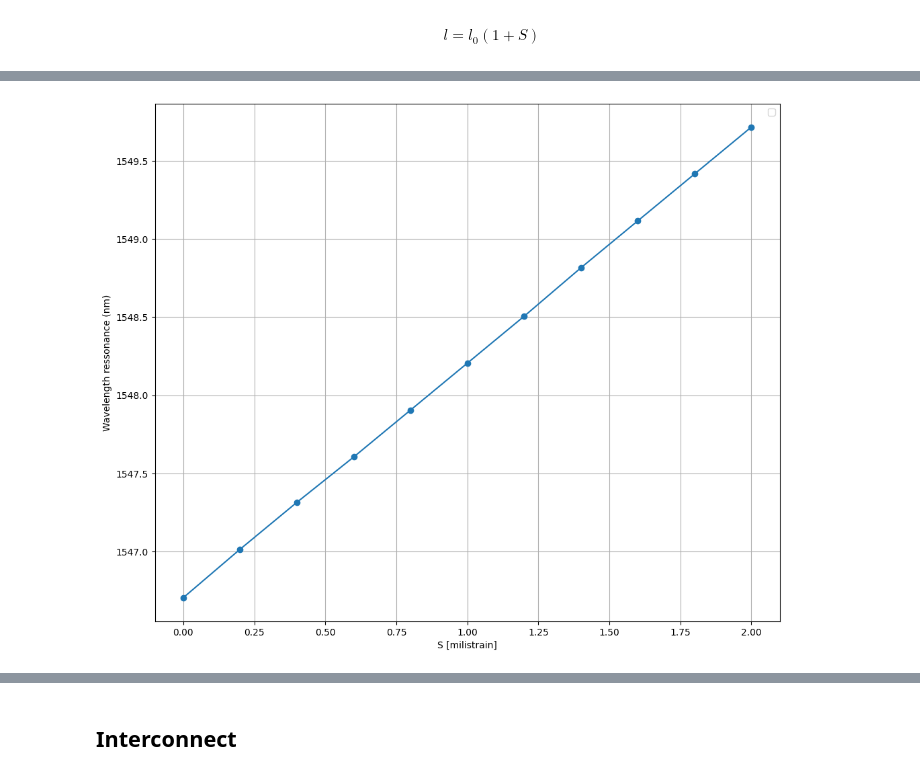
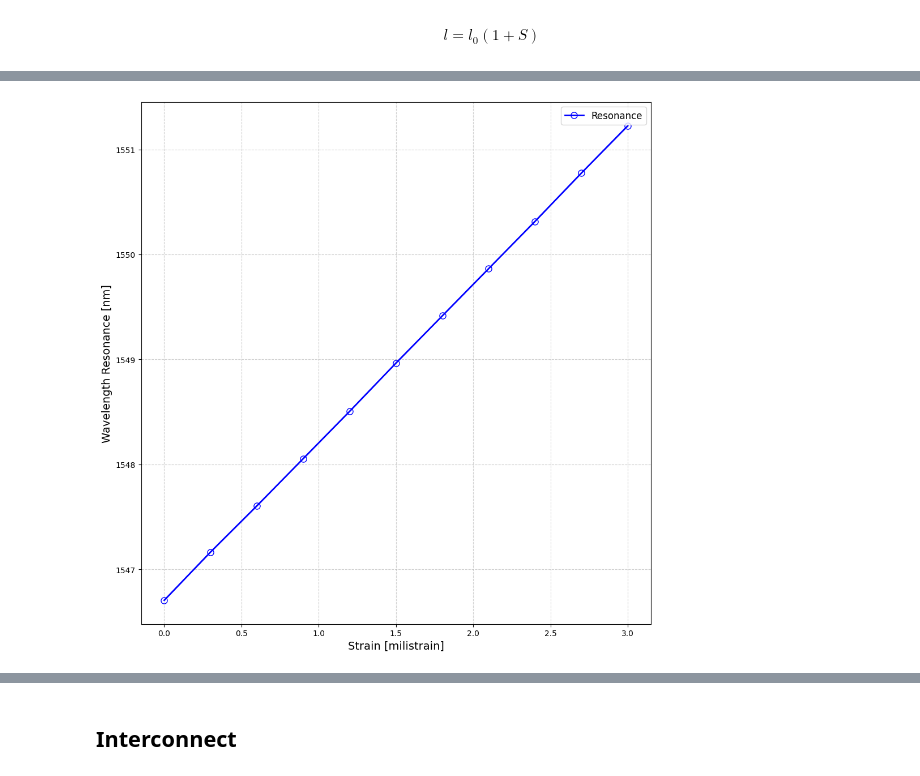
Before and after one commit to EriCand-Ss/Photonics-API-lumapi, a Jupyter notebook: SILICON BRAGG/API.ipynb, the cells around one changed output, grey strips where cells are left out. Saved outputs shown, nothing was run; the diff lists cells and outputs as text; code cells hidden in the pictures.

```diff
--- a/SILICON BRAGG/API.ipynb
+++ b/SILICON BRAGG/API.ipynb
@@ -373,7 +414,7 @@ $$
 l = l_0(1+S)
 $$
 # %%
-S = np.linspace(0,0.002,11)
+S = np.linspace(0,0.003,11)
 Lambda_strain = Lambda*(1+S)
 print(Lambda_strain*1e9, "nm")
 print(S*1e3," milistrain")
@@ -437,7 +478,7 @@ for i in range(len(S)):
     emeApi.set("number of periodic groups", 1)
     emeApi.set("start cell group", 1)
     emeApi.set("end cell group", 2)
-    emeApi.set("periods", 175)
+    emeApi.set("periods", 150)
 
     emeApi.set("wavelength", 1500*nm)
 
@@ -490,15 +557,35 @@ for i in range(len(S)):
     x_max, y_max = achar_x_e_y_maximo_em_um_intervalo_quando_tiver_varios_picos(Transmissao[i],wvg*1e9, 1500,1600)
     frequencia_onde_ocorre_maxima_transmissao[i] = (x_max)
 # %%
-plt.figure(figsize=(12,10))
-plt.plot(S*1e3,(frequencia_onde_ocorre_maxima_transmissao), '-o')
-plt.ylabel("Wavelength ressonance (nm)")
-plt.xlabel("S [milistrain]")
-plt.legend()
-plt.grid()
+plt.figure(figsize=(10, 10))
+
+# Linha azul com círculos vazados
+plt.plot(
+    S*1e3,
+    frequencia_onde_ocorre_maxima_transmissao,
+    '-o',
+    color='blue',
+    markerfacecolor='none',  # bola vazada
+    markersize=8,
+    linewidth=2,
+    label="Resonance"
+)
+
+# Labels e título
+plt.xlabel("Strain [milistrain]", fontsize=14)
+plt.ylabel("Wavelength Resonance [nm]", fontsize=14)
+
+# Estética
+plt.legend(fontsize=12)
+plt.grid(True, linestyle="--", alpha=0.6)
+plt.tight_layout()
+
+# Salvar em alta resolução
+plt.savefig("ressonancia_vs_strain.png", dpi=300, bbox_inches="tight")
+
 plt.show()
 # %% [output]
-[figure, old version]
+[figure, new version]
 # %%
 S11 = np.zeros((len(wvg), 2*len(S)))
 S21 = np.zeros((len(wvg), 2*len(S)))
```
Also changed, not shown: parts of 16 cells of this notebook, 32 other files.
